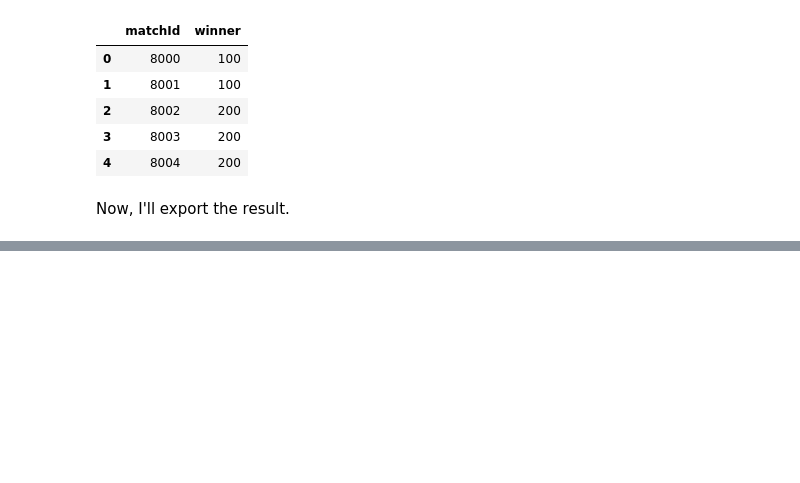
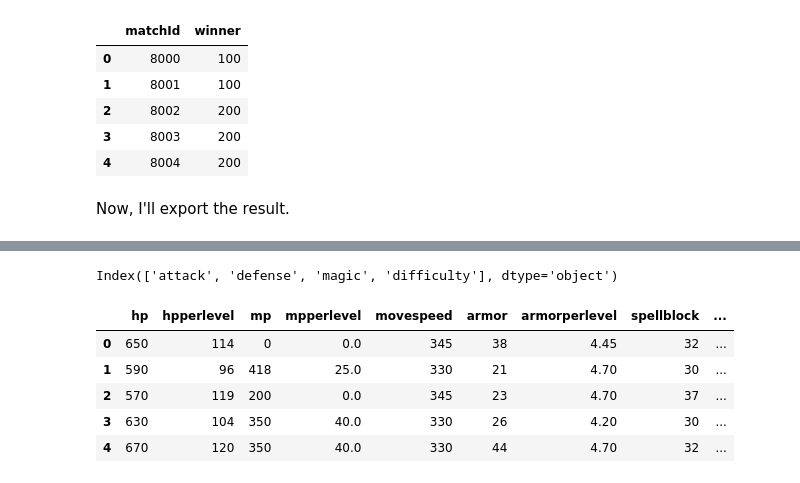
Before and after one commit to nss-data-science-cohort-6/kaggle_lol-elden-ring, a Jupyter notebook: notebooks/Sample_Submission.ipynb, the cells around one changed output, grey strips where cells are left out. Saved outputs shown, nothing was run; the diff lists cells and outputs as text; code cells hidden in the pictures; blank space fills up the shorter version.

```diff
--- a/notebooks/Sample_Submission.ipynb
+++ b/notebooks/Sample_Submission.ipynb
@@ -99,0 +225,5 @@ submission.to_csv('../data/first_submission.csv', index = False)
+# %%
+champion_data = pd.DataFrame.from_dict(champion['data'].values.tolist())
+
+champion_data.head(5)
+champion_data[champion_data['name']== "Akshan"]
@@ -99,0 +233,17 @@ submission.to_csv('../data/first_submission.csv', index = False)
+# %%
+champion_data_info = pd.DataFrame.from_dict(champion_data['info'].values.tolist())
+
+champion_data_info.columns
+# %% [output]
+Index(['attack', 'defense', 'magic', 'difficulty'], dtype='object')
+# %%
+champion_data_stats = pd.DataFrame.from_dict(champion_data['stats'].values.tolist())
+
+champion_data_stats.head(5)
+# %% [output]
+|  | hp | hpperlevel | mp | mpperlevel | movespeed | armor | armorperlevel | spellblock | ... |
+| 0 | 650 | 114 | 0 | 0.0 | 345 | 38 | 4.45 | 32 | ... |
+| 1 | 590 | 96 | 418 | 25.0 | 330 | 21 | 4.70 | 30 | ... |
+| 2 | 570 | 119 | 200 | 0.0 | 345 | 23 | 4.70 | 37 | ... |
+| 3 | 630 | 104 | 350 | 40.0 | 330 | 26 | 4.20 | 30 | ... |
+| 4 | 670 | 120 | 350 | 40.0 | 330 | 44 | 4.70 | 32 | ... |
```
Also changed, not shown: parts of 20 cells of this notebook.
